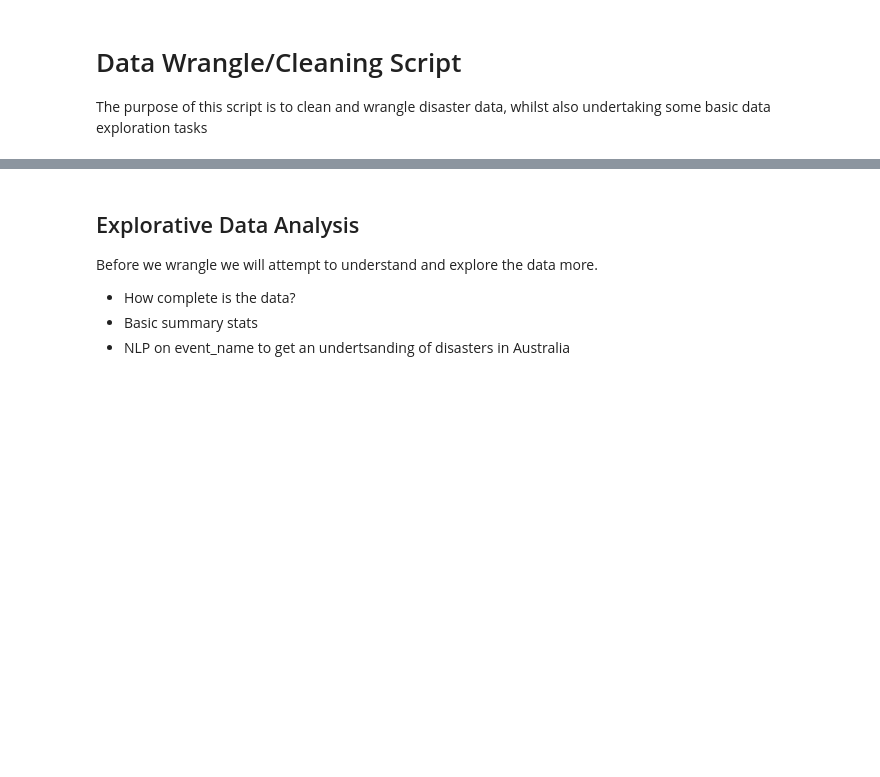
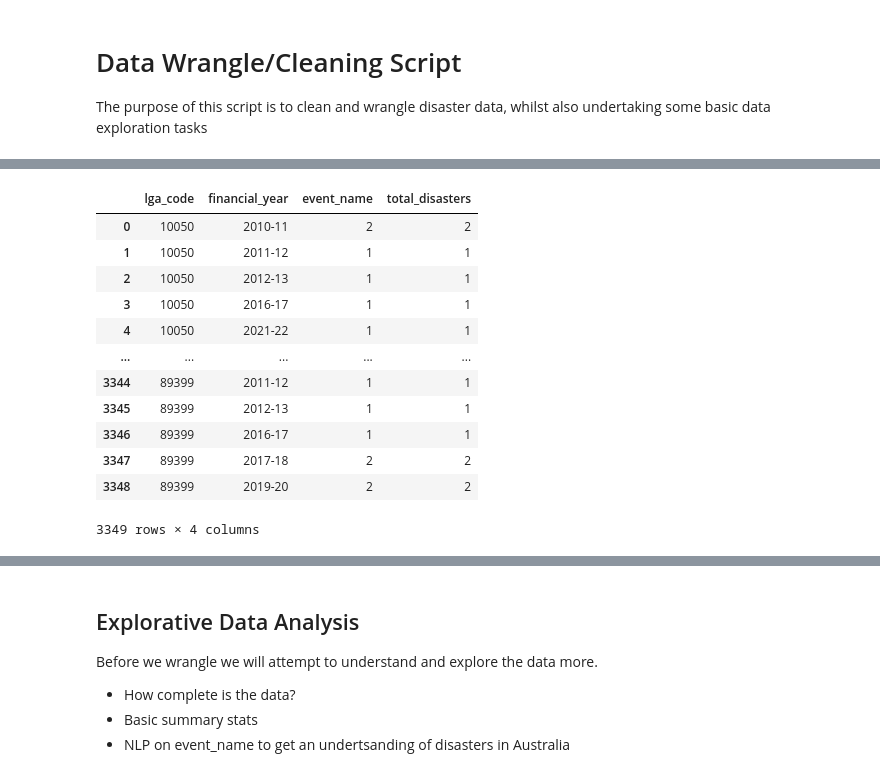
Before and after one commit to jaydendzierbicki/predict-lga-event, a Jupyter notebook: Task 1/wrangle_clean.ipynb, the cells around one changed output, grey strips where cells are left out. Cells and saved outputs as stored; diff of their text form; code cells hidden in the pictures; blank space fills up the shorter version.

```diff
--- a/Task 1/wrangle_clean.ipynb
+++ b/Task 1/wrangle_clean.ipynb
@@ -88,0 +93,23 @@ df_encoded.head()
+# %%
+# Group by 'lga_code' and 'financial_year', then count the number of disasters for each LGA and FY
+aggregated_data = df_encoded.groupby(['lga_code', 'financial_year']).agg({'event_name': 'count'}).reset_index()
+
+# Sum the disaster counts to get the total number of disasters for each FY
+aggregated_data['total_disasters'] = aggregated_data['event_name']
+
+# Display the aggregated data
+aggregated_data
+# %% [output]
+|  | lga_code | financial_year | event_name | total_disasters |
+| 0 | 10050 | 2010-11 | 2 | 2 |
+| 1 | 10050 | 2011-12 | 1 | 1 |
+| 2 | 10050 | 2012-13 | 1 | 1 |
+| 3 | 10050 | 2016-17 | 1 | 1 |
+| 4 | 10050 | 2021-22 | 1 | 1 |
+| ... | ... | ... | ... | ... |
+| 3344 | 89399 | 2011-12 | 1 | 1 |
+| 3345 | 89399 | 2012-13 | 1 | 1 |
+| 3346 | 89399 | 2016-17 | 1 | 1 |
+| 3347 | 89399 | 2017-18 | 2 | 2 |
+| 3348 | 89399 | 2019-20 | 2 | 2 |
+3349 rows × 4 columns
```
Also changed, not shown: parts of 3 cells of this notebook, 7 other files.
